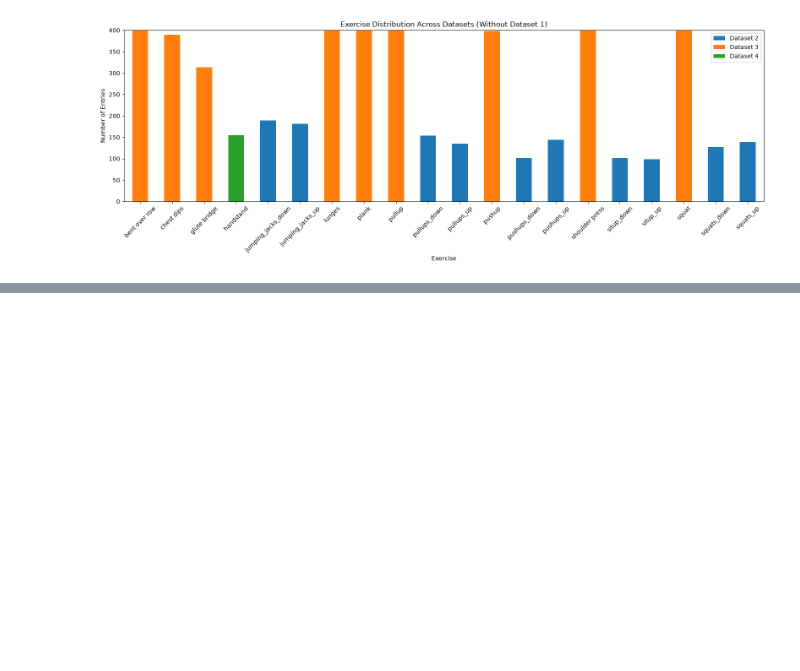
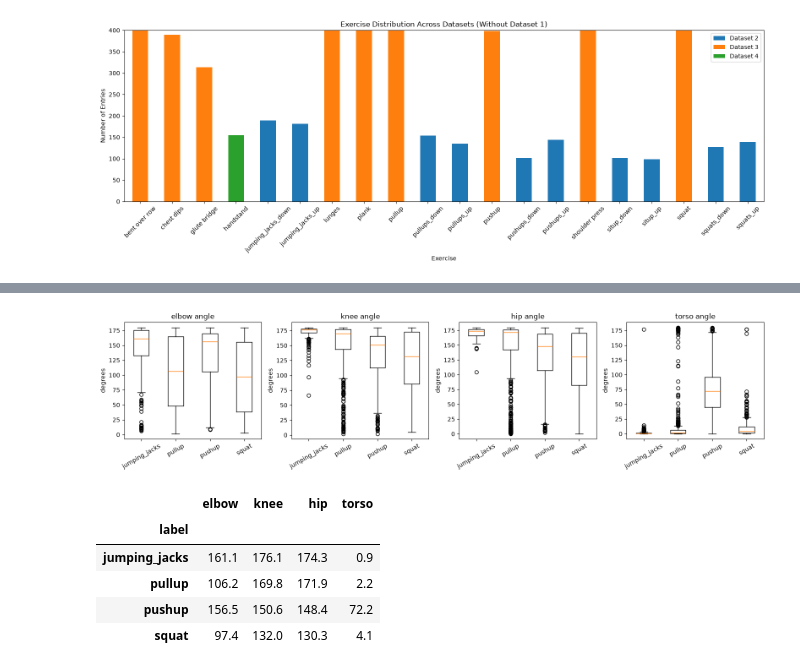
Before and after one commit to kevin-l-tran/483-project, a Jupyter notebook: preprocess/visualization.ipynb, the cells around one changed output, grey strips where cells are left out. Cells and saved outputs as stored; diff of their text form; code cells hidden in the pictures; blank space fills up the shorter version.

```diff
--- a/preprocess/visualization.ipynb
+++ b/preprocess/visualization.ipynb
@@ -69,0 +132,42 @@ plt.show()
+# %%
+def joint_angle(df, a, b, c):
+    """Angle at point b (degrees) formed by a-b-c."""
+    v1 = np.stack([df[f"x_{a}"] - df[f"x_{b}"], df[f"y_{a}"] - df[f"y_{b}"]], axis=1)
+    v2 = np.stack([df[f"x_{c}"] - df[f"x_{b}"], df[f"y_{c}"] - df[f"y_{b}"]], axis=1)
+    cos = (v1 * v2).sum(axis=1) / (np.linalg.norm(v1, axis=1) * np.linalg.norm(v2, axis=1))
+    return np.degrees(np.arccos(np.clip(cos, -1, 1)))
+
+
+def both_sides(df, a, b, c):
+    return (joint_angle(df, f"left_{a}", f"left_{b}", f"left_{c}")
+            + joint_angle(df, f"right_{a}", f"right_{b}", f"right_{c}")) / 2
+
+
+shoulder_x = (poses["x_left_shoulder"] + poses["x_right_shoulder"]) / 2
+shoulder_y = (poses["y_left_shoulder"] + poses["y_right_shoulder"]) / 2
+angles = pd.DataFrame({
+    "label": poses["label"],
+    "elbow": both_sides(poses, "shoulder", "elbow", "wrist"),
+    "knee": both_sides(poses, "hip", "knee", "ankle"),
+    "hip": both_sides(poses, "shoulder", "hip", "knee"),
+    "torso": np.degrees(np.arccos(np.clip(-shoulder_y / np.hypot(shoulder_x, shoulder_y), -1, 1))),
+})
+
+fig, axes = plt.subplots(1, 4, figsize=(16, 4))
+for ax, col in zip(axes, ["elbow", "knee", "hip", "torso"]):
+    ax.boxplot([angles.loc[angles["label"] == e, col] for e in EXERCISES], tick_labels=EXERCISES)
+    ax.set_title(f"{col} angle")
+    ax.set_ylabel("degrees")
+    ax.tick_params(axis="x", labelrotation=30)
+plt.tight_layout()
+plt.show()
+
+angles.groupby("label").median().round(1)
+# %% [output]
+[figure, added]
+|  | elbow | knee | hip | torso |
+| label |  |  |  |  |
+| jumping_jacks | 161.1 | 176.1 | 174.3 | 0.9 |
+| pullup | 106.2 | 169.8 | 171.9 | 2.2 |
+| pushup | 156.5 | 150.6 | 148.4 | 72.2 |
+| squat | 97.4 | 132.0 | 130.3 | 4.1 |
```
Also changed, not shown: parts of 7 cells of this notebook, 2 other files.
